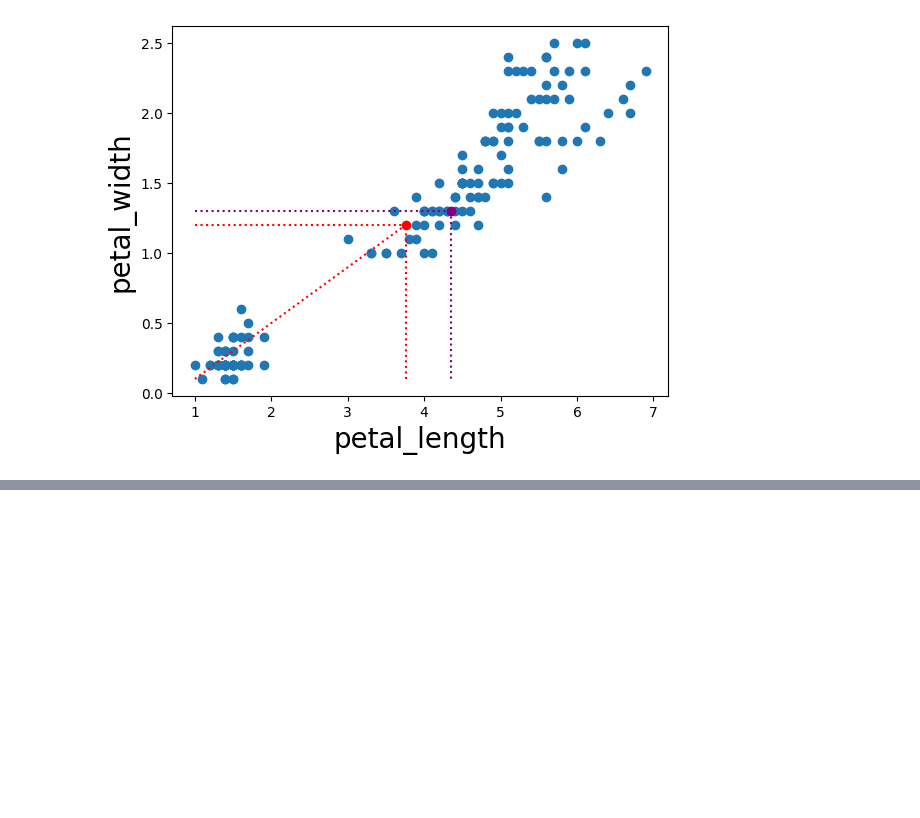
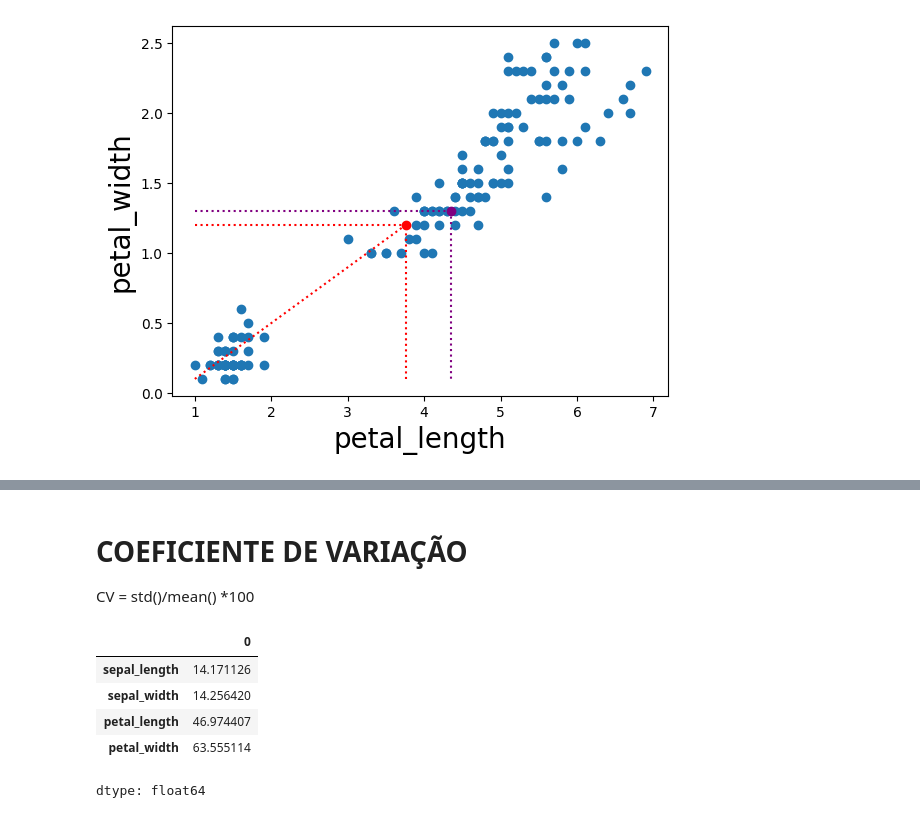
Before and after one commit to kiq-caique/inteligencia_artificial_UFV, a Jupyter notebook: anotacao_estatistica_descritiva.ipynb, the cells around one changed output, grey strips where cells are left out. Saved outputs shown, nothing was run; the diff lists cells and outputs as text; code cells hidden in the pictures; blank space fills up the shorter version.

```diff
--- a/anotacao_estatistica_descritiva.ipynb
+++ b/anotacao_estatistica_descritiva.ipynb
@@ -293,0 +459,19 @@ plt.plot([np.median(x2), np.median(x2)], [np.median(y2), np.min(y2)], linestyle=
+# %% [markdown]
+# COEFICIENTE DE VARIAÇÃO
+ CV = std()/mean() *100
+# %%
+desvio_padrao_amostral = np.std(dados, ddof=1)
+desvio_padrao_populacional = dados.std(ddof=0)
+
+CV = desvio_padrao_amostral/dados.mean()*100
+CV
+
+# CV = dados.std(ddof=0)/dados.mean()*100
+# CV
+# %% [output]
+|  | 0 |
+| sepal_length | 14.171126 |
+| sepal_width | 14.256420 |
+| petal_length | 46.974407 |
+| petal_width | 63.555114 |
+dtype: float64
```
Also changed, not shown: parts of 19 cells of this notebook.
